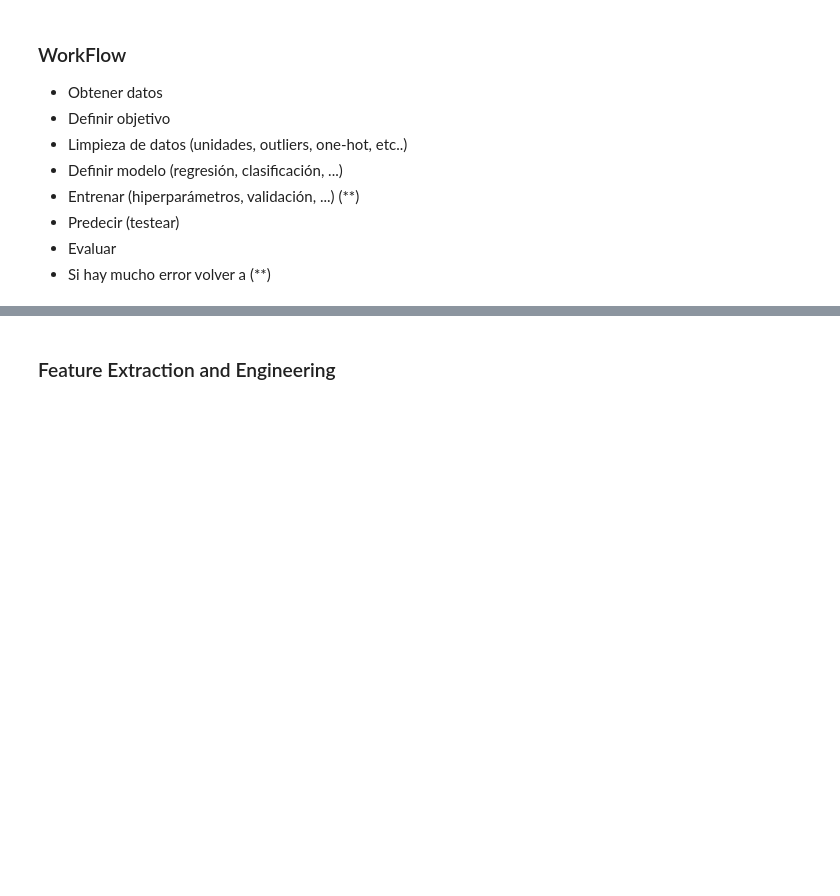
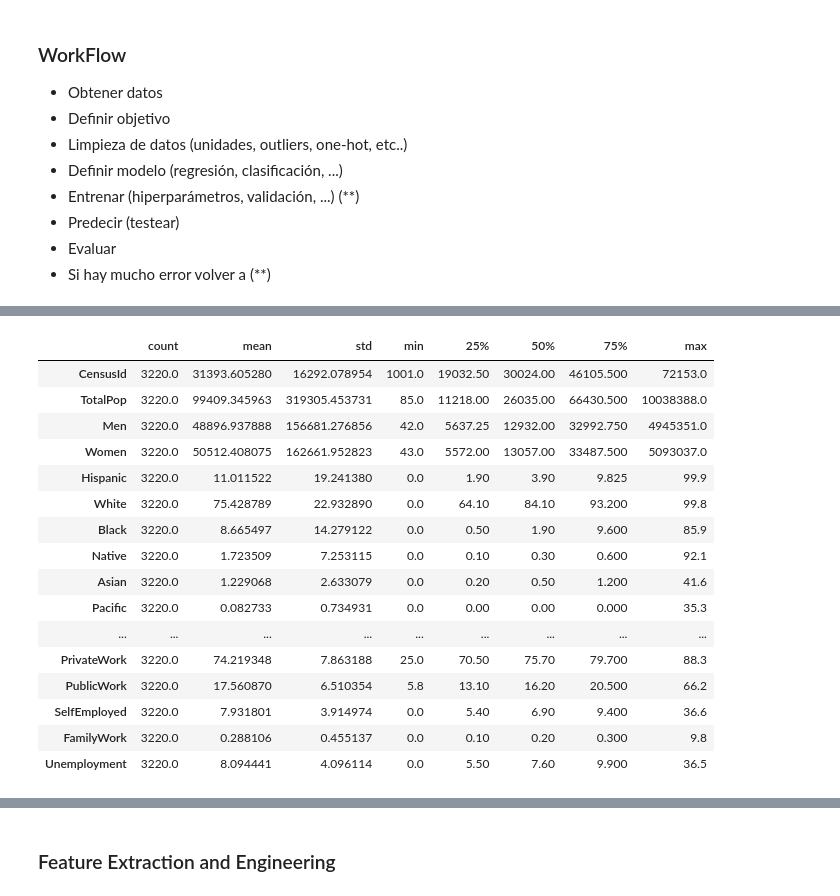
Before and after one commit to Pomilusky/apuntes_clase, a Jupyter notebook: semana_6/2.1 - Intro Machine Learning.ipynb, the cells around one changed output, grey strips where cells are left out. Drawn from its saved outputs; the diff is of its cells as text; code cells hidden in the pictures; blank space fills up the shorter version.

```diff
--- a/semana_6/2.1 - Intro Machine Learning.ipynb
+++ b/semana_6/2.1 - Intro Machine Learning.ipynb
@@ -18,3 +18,19 @@
 + Predecir (testear)
 + Evaluar
 + Si hay mucho error volver a (**)
+# %%
+import warnings
+warnings.simplefilter('ignore')
+
+import pandas as pd
+pd.set_option('display.max_columns', None)
+import numpy as np
+
+import pylab as plt
+%matplotlib inline
+# %%
+# obtener datos
+
+census=pd.read_csv('data/census.csv')
+
+census.head()
@@ -20,0 +44,20 @@
+# %%
+census.describe().T
+# %% [output]
+|  | count | mean | std | min | 25% | 50% | 75% | max |
+| CensusId | 3220.0 | 31393.605280 | 16292.078954 | 1001.0 | 19032.50 | 30024.00 | 46105.500 | 72153.0 |
+| TotalPop | 3220.0 | 99409.345963 | 319305.453731 | 85.0 | 11218.00 | 26035.00 | 66430.500 | 10038388.0 |
+| Men | 3220.0 | 48896.937888 | 156681.276856 | 42.0 | 5637.25 | 12932.00 | 32992.750 | 4945351.0 |
+| Women | 3220.0 | 50512.408075 | 162661.952823 | 43.0 | 5572.00 | 13057.00 | 33487.500 | 5093037.0 |
+| Hispanic | 3220.0 | 11.011522 | 19.241380 | 0.0 | 1.90 | 3.90 | 9.825 | 99.9 |
+| White | 3220.0 | 75.428789 | 22.932890 | 0.0 | 64.10 | 84.10 | 93.200 | 99.8 |
+| Black | 3220.0 | 8.665497 | 14.279122 | 0.0 | 0.50 | 1.90 | 9.600 | 85.9 |
+| Native | 3220.0 | 1.723509 | 7.253115 | 0.0 | 0.10 | 0.30 | 0.600 | 92.1 |
+| Asian | 3220.0 | 1.229068 | 2.633079 | 0.0 | 0.20 | 0.50 | 1.200 | 41.6 |
+| Pacific | 3220.0 | 0.082733 | 0.734931 | 0.0 | 0.00 | 0.00 | 0.000 | 35.3 |
+| ... | ... | ... | ... | ... | ... | ... | ... | ... |
+| PrivateWork | 3220.0 | 74.219348 | 7.863188 | 25.0 | 70.50 | 75.70 | 79.700 | 88.3 |
+| PublicWork | 3220.0 | 17.560870 | 6.510354 | 5.8 | 13.10 | 16.20 | 20.500 | 66.2 |
+| SelfEmployed | 3220.0 | 7.931801 | 3.914974 | 0.0 | 5.40 | 6.90 | 9.400 | 36.6 |
+| FamilyWork | 3220.0 | 0.288106 | 0.455137 | 0.0 | 0.10 | 0.20 | 0.300 | 9.8 |
+| Unemployment | 3220.0 | 8.094441 | 4.096114 | 0.0 | 5.50 | 7.60 | 9.900 | 36.5 |
```
Also changed, not shown: parts of 2 cells of this notebook.
